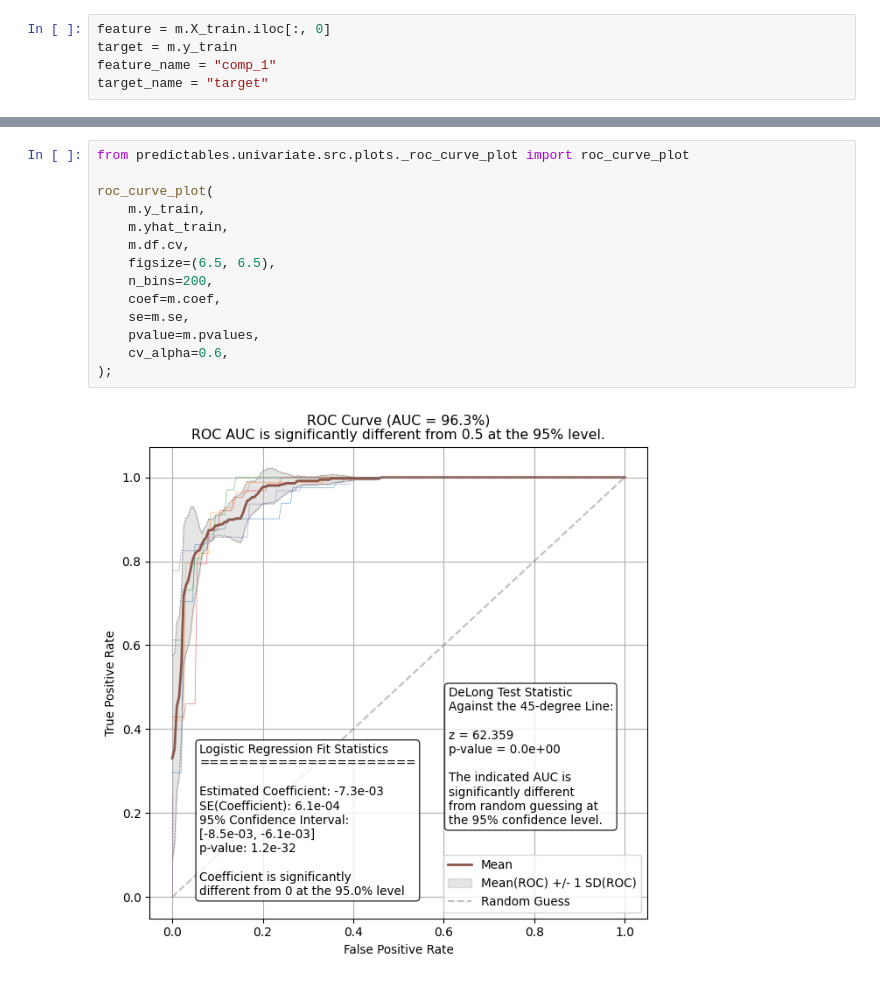
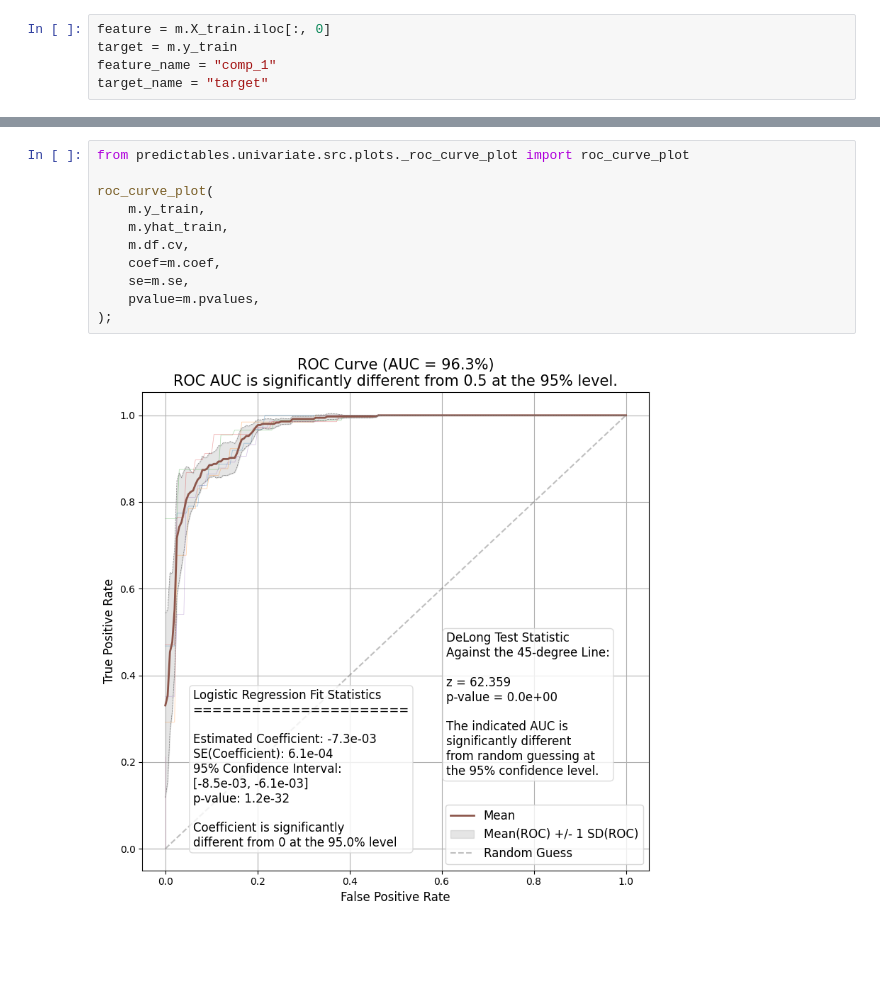
Before and after one commit to predictables/predictables, a Jupyter notebook: dev_univariate.ipynb, the cells around one changed output, grey strips where cells are left out. Saved outputs shown, nothing was run; the diff lists cells and outputs as text; blank space fills up the shorter version.

```diff
--- a/dev_univariate.ipynb
+++ b/dev_univariate.ipynb
@@ -214,19 +194,16 @@ stacked_bar_chart(feature_quintiles, target);
 # %%
 from predictables.univariate.src.plots._roc_curve_plot import roc_curve_plot
 
 roc_curve_plot(
     m.y_train,
     m.yhat_train,
     m.df.cv,
-    figsize=(6.5, 6.5),
-    n_bins=200,
     coef=m.coef,
     se=m.se,
     pvalue=m.pvalues,
-    cv_alpha=0.6,
 );
 # %% [output]
-[figure, old version]
+[figure, new version]
 # %%
 from predictables.univariate.src.plots._density_plot import density_plot
 
```
Also changed, not shown: parts of 12 cells of this notebook, 6 other files.
